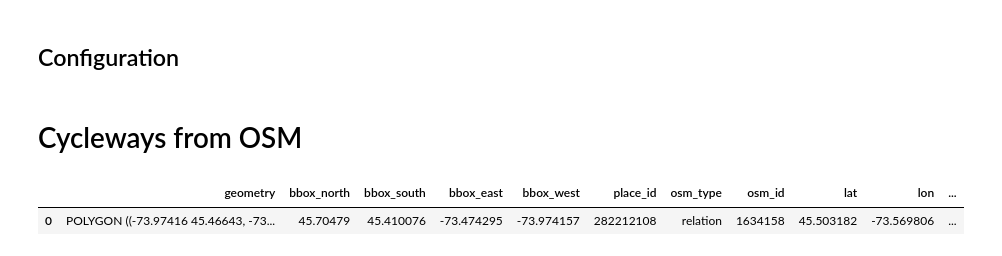
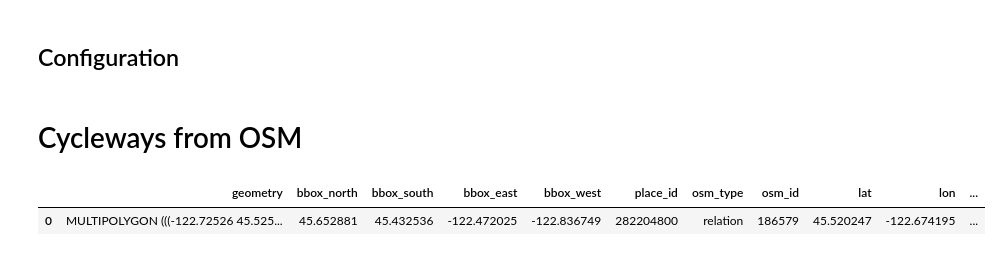
Before and after one commit to nicolepaul/30-day-map-challenge, a Jupyter notebook: notebooks/07_Green.ipynb, the cells around one changed output. Saved outputs shown, nothing was run; the diff lists cells and outputs as text; code cells hidden in the pictures.

```diff
--- a/notebooks/07_Green.ipynb
+++ b/notebooks/07_Green.ipynb
@@ -57,20 +57,20 @@ plt.rc('axes', prop_cycle=colors)
 # Cycleways from OSM
 # %%
 # Define query
-region_type, region_name = 'city', 'montreal'
+region_type, region_name = 'city', 'portland'
 query = {region_type: region_name}
 
 # Configure osmnx
 ox.config(use_cache=True, log_console=True)
 
 # Arrange as geodataframe
 adm = ox.geocode_to_gdf(query)
 
 # Preview
 adm
 # %% [output]
 |  | geometry | bbox_north | bbox_south | bbox_east | bbox_west | place_id | osm_type | osm_id | lat | lon | ... |
-| 0 | POLYGON ((-73.97416 45.46643, -73... | 45.70479 | 45.410076 | -73.474295 | -73.974157 | 282212108 | relation | 1634158 | 45.503182 | -73.569806 | ... |
+| 0 | MULTIPOLYGON (((-122.72526 45.525... | 45.652881 | 45.432536 | -122.472025 | -122.836749 | 282204800 | relation | 186579 | 45.520247 | -122.674195 | ... |
 # %%
 # Find cycleways in boundary
 
```
Also changed, not shown: parts of 2 cells of this notebook, 4 other files.
